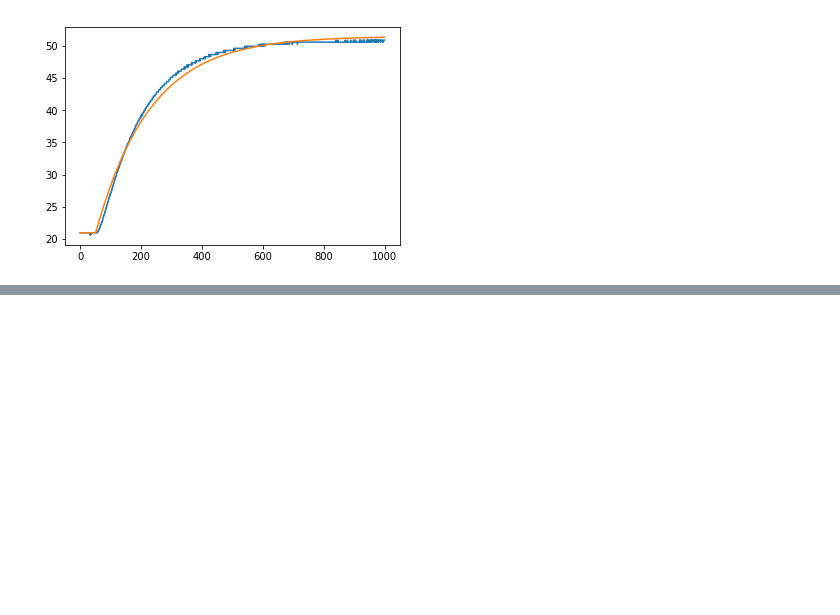
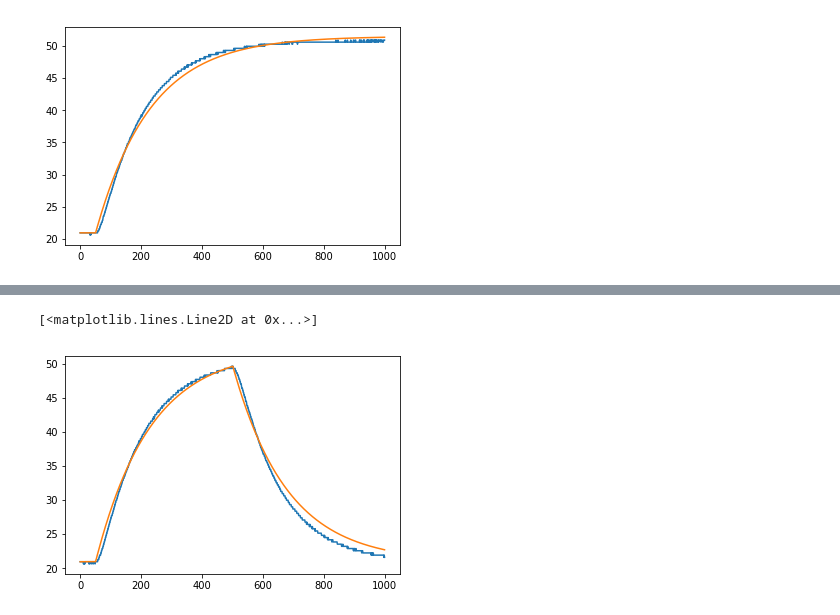
Before and after one commit to jmopperman/CSC411, a Jupyter notebook: Optimization_techniques.ipynb, the cells around one changed output, grey strips where cells are left out. Cells and saved outputs as stored; diff of their text form; code cells hidden in the pictures; blank space fills up the shorter version.

```diff
--- a/Optimization_techniques.ipynb
+++ b/Optimization_techniques.ipynb
@@ -110,0 +113,10 @@ plt.plot(time, y_difev)
+# %%
+rpi = pandas.read_csv('Rpi1_Q1_only.csv')
+yrpi = rpi.T1.values
+urpi = rpi.Q1.values
+t_rpi = rpi.Time.values
+
+doublet = pandas.read_csv('Doublet1_Q1_only.csv')
+y_doublet = doublet.T1.values
+u_doublet = doublet.Q1.values
+t_doublet = doublet.Time.values
@@ -110,0 +153,6 @@ plt.plot(time, y_difev)
+# %%
+# Differential Evolution RPI.
+
+bnds = ((-1,1), (-1,1), (-1,1), (-1,1))#, (-1,1), (-1,1))
+par_rpi = scipy.optimize.differential_evolution(OF_rpi, bounds=bnds)
+par_rpi
@@ -110,0 +167,26 @@ plt.plot(time, y_difev)
+# %%
+# RPI
+a1, a2, b1, b2 = par_rpi.x
+
+ydev = yrpi - yrpi[0]
+udev = urpi - urpi[0]
+
+
+y_difev_rpi= []
+us = []
+y_0 = y_1 = y_2 = ydev[0]
+for i, ti in enumerate(time):
+    u_1 = 0 if i < 1 else udev[i-1]
+    u_2 = 0 if i < 2 else udev[i-2]
+    y_2, y_1 = y_1, y_0
+    y_0 = a1*y_1 + a2*y_2 + b1*u_1 + b2*u_2
+    us.append([u_1, u_2])
+    y_difev_rpi.append(y_0)
+
+y_difev_rpi = np.array(y_difev_rpi + yrpi[0])
+# %%
+plt.plot(time, yrpi)
+plt.plot(time, y_difev_rpi)
+# %% [output]
+[<matplotlib.lines.Line2D at 0x...>]
+[figure, added]
```
Also changed, not shown: parts of 8 cells of this notebook.
